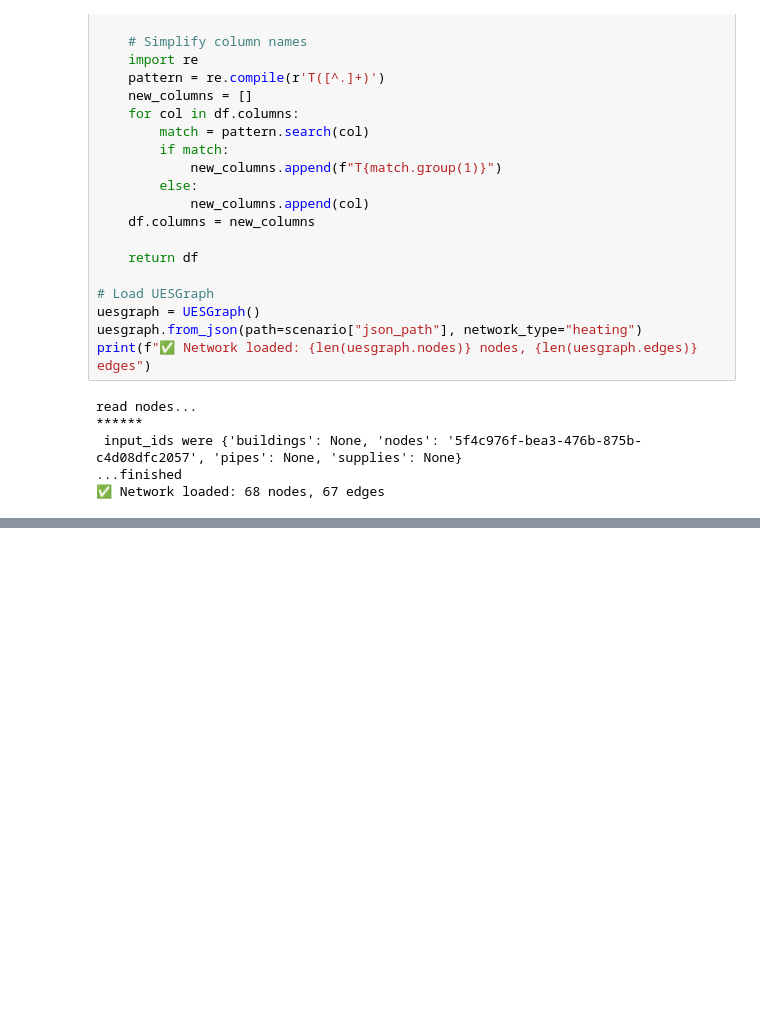
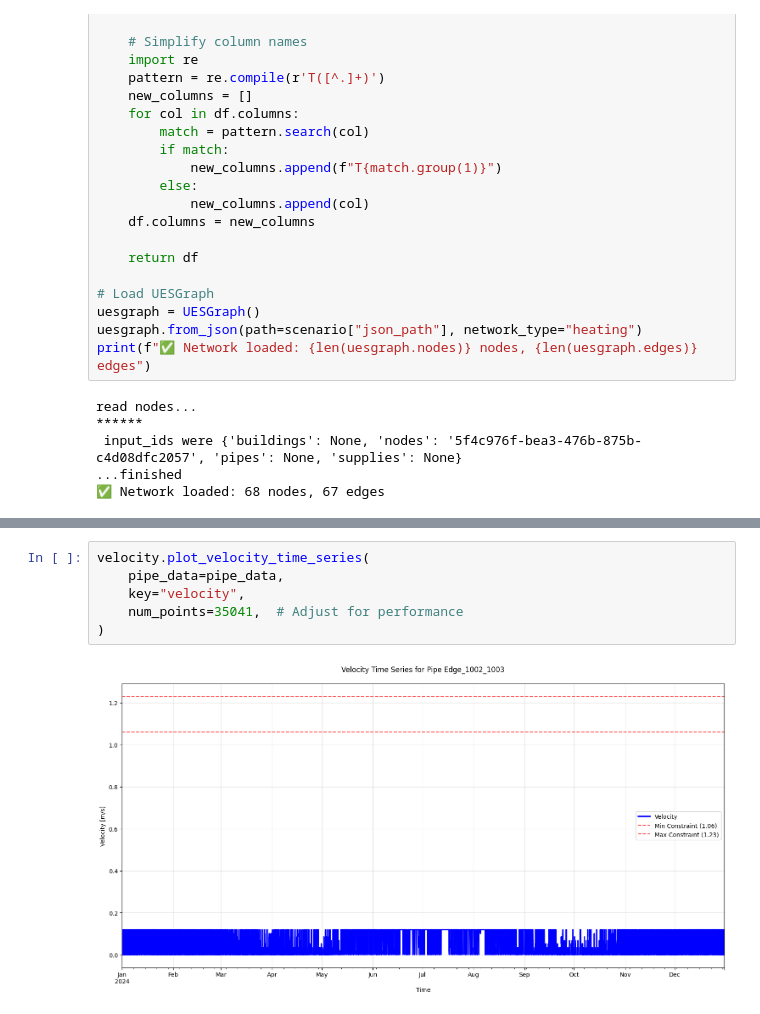
Before and after one commit to pfannkuch3n/DHN-performance-toolkit, a Jupyter notebook: analysis.ipynb, the cells around one changed output, grey strips where cells are left out. Drawn from its saved outputs; the diff is of its cells as text; blank space fills up the shorter version.

```diff
--- a/analysis.ipynb
+++ b/analysis.ipynb
@@ -123,0 +355,8 @@ Processing: E:\rka_lko\work\2025_06_Hassel_simulation_analysis\Prio1_npro_comple
+# %%
+velocity.plot_velocity_time_series(
+    pipe_data=pipe_data,
+    key="velocity",
+    num_points=35041,  # Adjust for performance
+)
+# %% [output]
+[figure, added]
```
Also changed, not shown: parts of 14 cells of this notebook, 1 other file.
